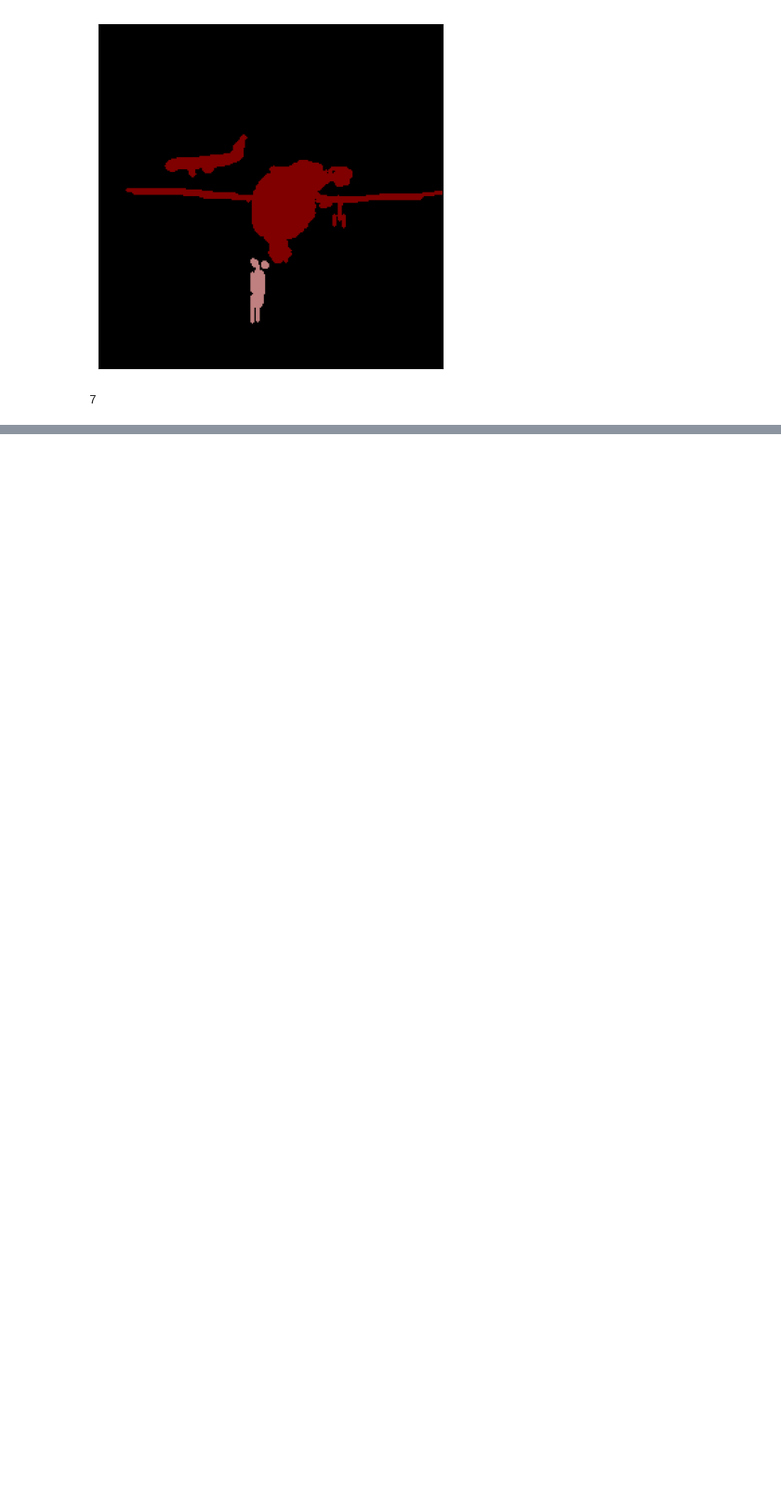
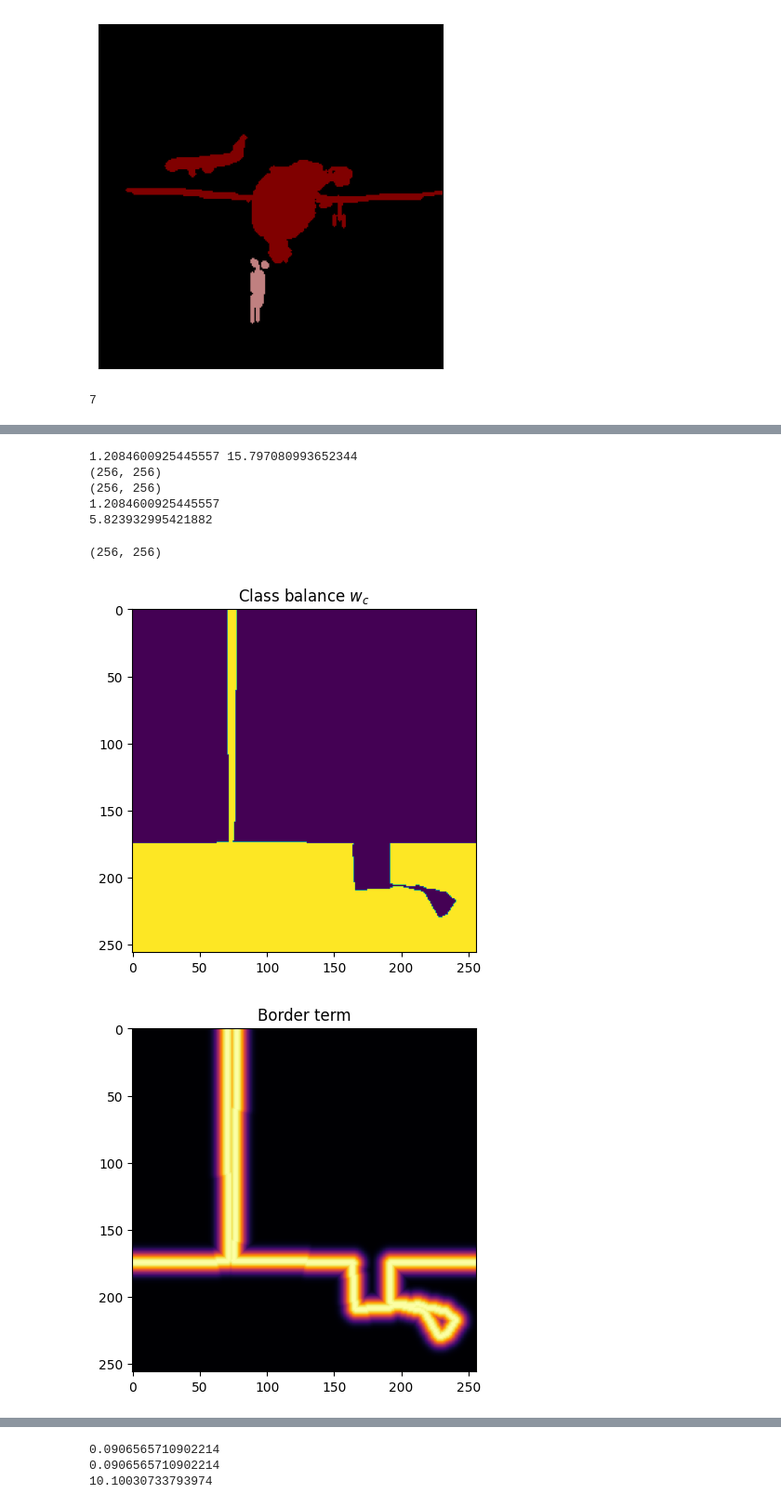
Before and after one commit to hjmillard/U-Net, a Jupyter notebook: dataset.ipynb, the cells around one changed output, grey strips where cells are left out. Shown at 93% size. Cells and saved outputs as stored; diff of their text form; code cells hidden in the pictures; blank space fills up the shorter version.

```diff
--- a/dataset.ipynb
+++ b/dataset.ipynb
@@ -463,0 +808,33 @@ print(len(ds))
+# %%
+print(np.min(weight_map), np.max(weight_map))
+print(mask.shape)
+print(weight_map.shape)
+print(weight_map[200][10])
+print(weight_map[200][100])
+# %% [output]
+1.2084600925445557 15.797080993652344
+(256, 256)
+(256, 256)
+1.2084600925445557
+5.823932995421882
+# %%
+image, mask = dataset[4]
+wc, border_term, weight_map = compute_weight_map_multiclass_changed(np.array(mask.squeeze()), 21)
+
+print(weight_map.shape)
+# plt.subplot(1, 3, 1)
+plt.imshow(wc, cmap='viridis'); plt.title("Class balance $w_c$")
+plt.show()
+
+# plt.subplot(1, 3, 2)
+plt.imshow(border_term, cmap='inferno'); plt.title("Border term")
+plt.show()
+
+# plt.subplot(1, 3, 3)
+plt.imshow(weight_map, cmap='plasma'); plt.title("Final weight map")
+plt.colorbar()
+plt.show()
+# %% [output]
+(256, 256)
+[figure, added]
+[figure, added]
@@ -463,0 +842,8 @@ print(len(ds))
+# %%
+print(weight_map[50, 50])
+print(weight_map[8, 1])
+print(np.max(weight_map))
+# %% [output]
+0.0906565710902214
+0.0906565710902214
+10.10030733793974
```
Also changed, not shown: parts of 15 cells of this notebook.
